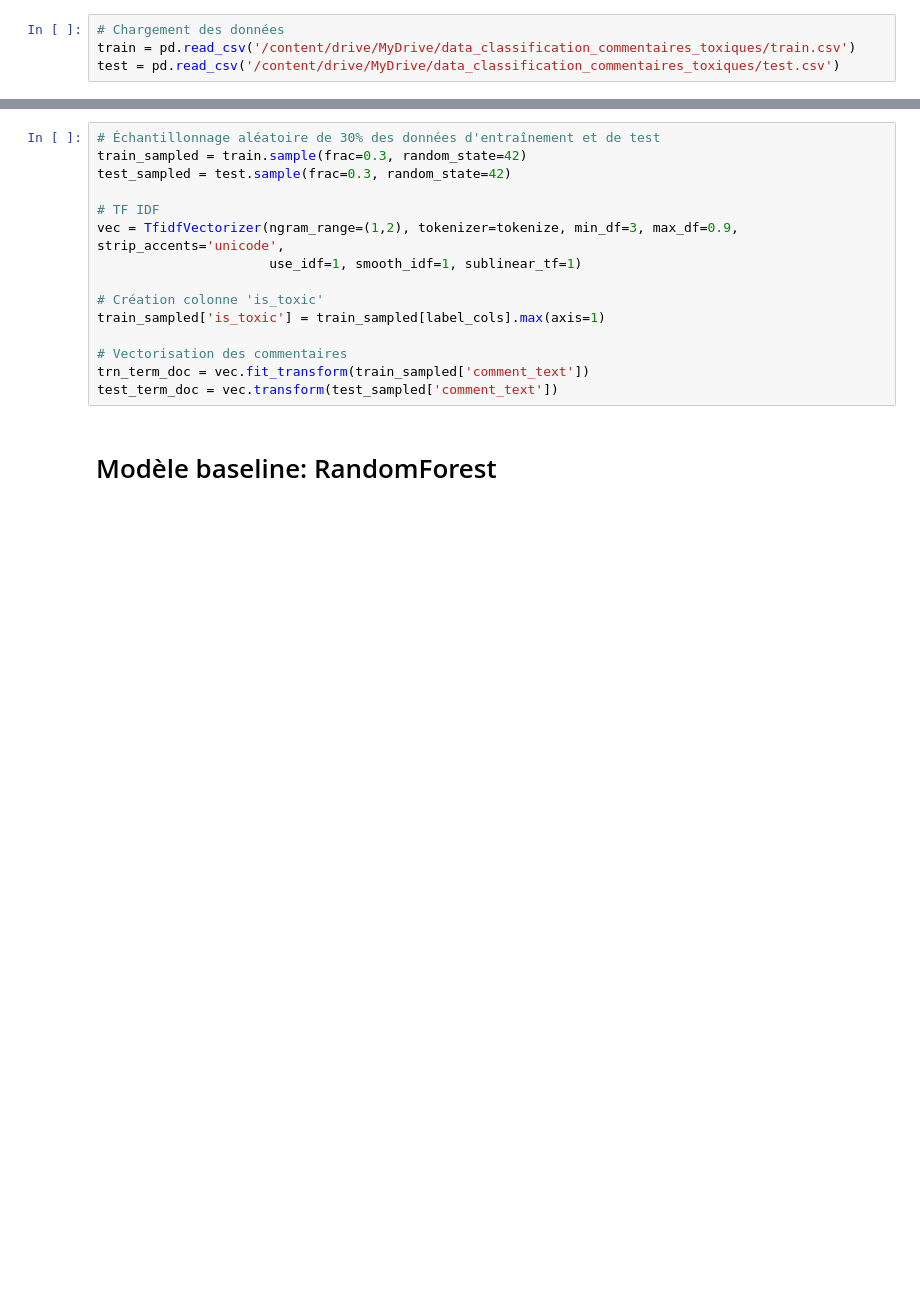
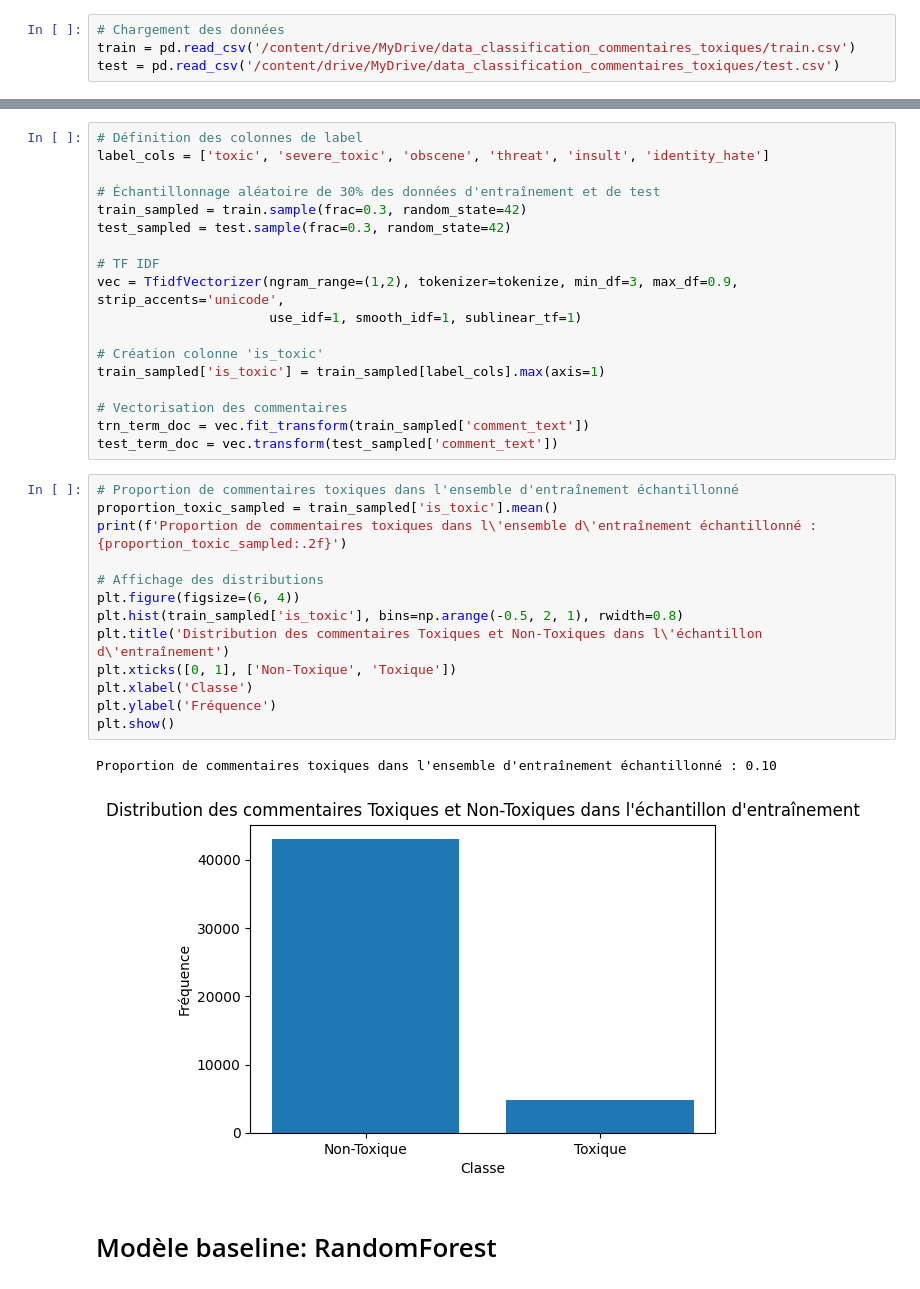
Before and after one commit to Inderivator/NLPToxicCommentCT, a Jupyter notebook: Copie_de_Classification_commentaires_toxiques (1).ipynb, the cells around one changed output, grey strips where cells are left out. Saved outputs shown, nothing was run; the diff lists cells and outputs as text; blank space fills up the shorter version.

```diff
--- a/Copie_de_Classification_commentaires_toxiques (1).ipynb
+++ b/Copie_de_Classification_commentaires_toxiques (1).ipynb
@@ -181,4 +491,7 @@ def tokenize(s):
 # %%
+# Définition des colonnes de label
+label_cols = ['toxic', 'severe_toxic', 'obscene', 'threat', 'insult', 'identity_hate']
+
 # Échantillonnage aléatoire de 30% des données d'entraînement et de test
 train_sampled = train.sample(frac=0.3, random_state=42)
 test_sampled = test.sample(frac=0.3, random_state=42)
@@ -193,6 +506,22 @@ train_sampled['is_toxic'] = train_sampled[label_cols].max(axis=1)
 # Vectorisation des commentaires
 trn_term_doc = vec.fit_transform(train_sampled['comment_text'])
 test_term_doc = vec.transform(test_sampled['comment_text'])
+# %%
+# Proportion de commentaires toxiques dans l'ensemble d'entraînement échantillonné
+proportion_toxic_sampled = train_sampled['is_toxic'].mean()
+print(f'Proportion de commentaires toxiques dans l\'ensemble d\'entraînement échantillonné : {proportion_toxic_sampled:.2f}')
+
+# Affichage des distributions
+plt.figure(figsize=(6, 4))
+plt.hist(train_sampled['is_toxic'], bins=np.arange(-0.5, 2, 1), rwidth=0.8)
+plt.title('Distribution des commentaires Toxiques et Non-Toxiques dans l\'échantillon d\'entraînement')
+plt.xticks([0, 1], ['Non-Toxique', 'Toxique'])
+plt.xlabel('Classe')
+plt.ylabel('Fréquence')
+plt.show()
+# %% [output]
+Proportion de commentaires toxiques dans l'ensemble d'entraînement échantillonné : 0.10
+[figure, added]
 # %% [markdown]
 # Modèle baseline: RandomForest
 # %%
```
Also changed, not shown: parts of 9 cells of this notebook.
